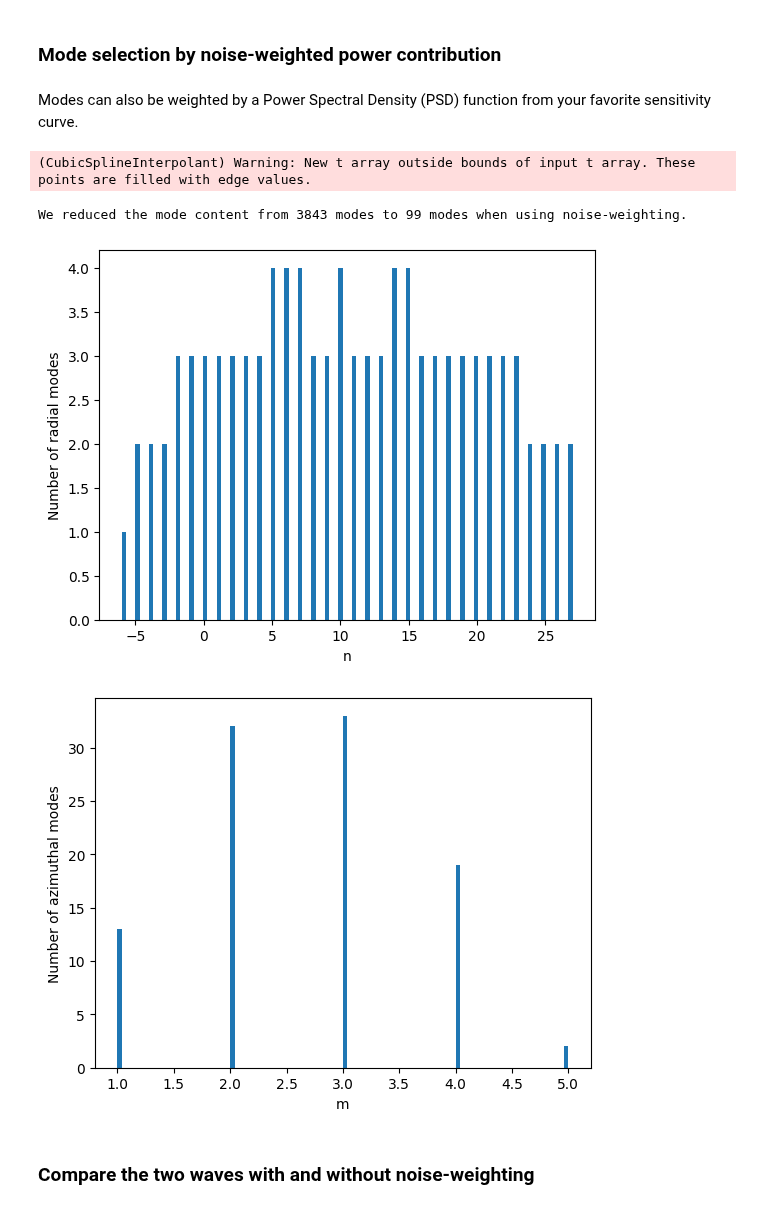
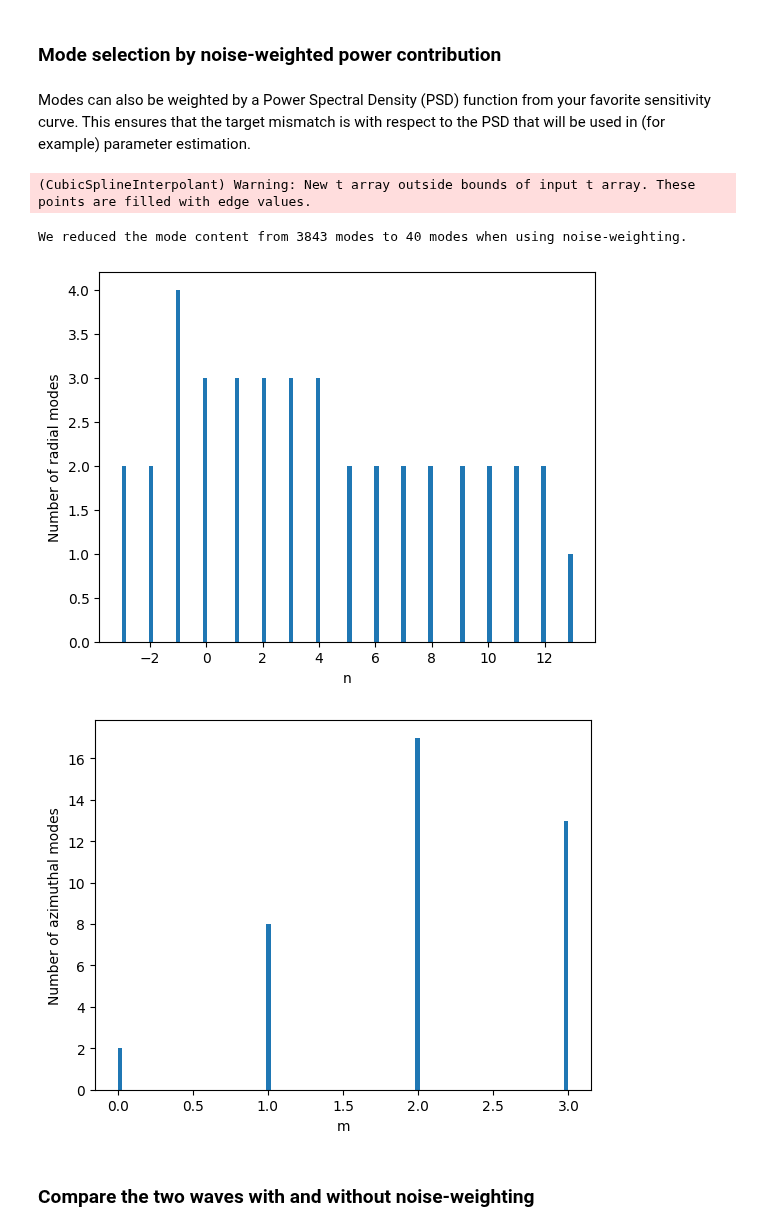
Before and after one commit to BlackHolePerturbationToolkit/FastEMRIWaveforms, a Jupyter notebook: examples/modeselect.ipynb, the cells around one changed output. Drawn from its saved outputs; the diff is of its cells as text; code cells hidden in the pictures.

Commit message:
update mode selector tutorial and make small tweak

```diff
--- a/examples/modeselect.ipynb
+++ b/examples/modeselect.ipynb
@@ -78,58 +89,75 @@ We reduced the mode content from 3843 modes to 43 modes.
 # %% [markdown]
 ### Mode selection by noise-weighted power contribution
 # %% [markdown]
-Modes can also be weighted by a Power Spectral Density (PSD) function from your favorite sensitivity curve.
+Modes can also be weighted by a Power Spectral Density (PSD) function from your favorite sensitivity curve. This ensures that the target mismatch is with respect to the PSD that will be used in (for example) parameter estimation.
 # %%
 from few.summation.interpolatedmodesum import CubicSplineInterpolant
 from few import get_file_manager
 
 # produce sensitivity function
-noise = np.genfromtxt(get_file_manager().get_file("LPA.txt"), names=True)
+noise = np.genfromtxt(get_file_manager().get_file("LPA.txt"), names=True)  # LISA PSD
 f, PSD = (
     np.asarray(noise["f"], dtype=np.float64),
     np.asarray(noise["ASD"], dtype=np.float64) ** 2,
 )
 
 sens_fn = CubicSplineInterpolant(f, PSD)
 
 # select modes with noise weighting
 
 # provide sensitivity function kwarg
 mode_selector_noise_weighted = ModeSelector(
-    amp.l_arr_no_mask, amp.m_arr_no_mask, amp.k_arr_no_mask, amp.n_arr_no_mask, sensitivity_fn=sens_fn
+    amp_module,
+    ylm_generator=ylm_gen,  # optional, this is the default choice
+    sensitivity_fn=sens_fn
 )
 
-mode_selection_threshold = 1e-2  # tolerance on mode contribution to total power
 
-fund_freq_args = (m1, m2, a, p, e, x, t)
+# we need the orbital frequencies when noise-weighting
+# these can be computed from the trajectory output efficiently
 
-modeinds = [amp.l_arr, amp.m_arr, amp.k_arr, amp.n_arr]
-(teuk_modes_in, ylms_in, ls, ms, ks, ns) = mode_selector_noise_weighted(
-    teuk_modes, ylms, modeinds, fund_freq_args=fund_freq_args, mode_selection_threshold=mode_selection_threshold
+freqs = traj.inspiral_generator.eval_integrator_derivative_spline(t, order=1)[:,3:6] / 2 / np.pi
+
+online_mode_selection_args = dict(
+    f_phi = freqs[:,0],
+    f_theta = freqs[:,1],
+    f_r = freqs[:,2],
+)
+
+(teuk_modes_r_nw, ylms_r_nw, ls_r_nw, ms_r_nw, ks_r_nw, ns_r_nw) = mode_selector_noise_weighted(
+    t,
+    a,
+    p,
+    e,
+    x,
+    theta,
+    phi,
+    online_mode_selection_args=online_mode_selection_args,
+    mode_selection_threshold=mode_selection_threshold  # this can also be provided to ModeSelector() on instantiation
 )
 
 print(
     "We reduced the mode content from {} modes to {} modes when using noise-weighting.".format(
-        teuk_modes.shape[1], teuk_modes_in.shape[1]
+        teuk_modes.shape[1], teuk_modes_r_nw.shape[1]
     )
 )
 # plot histogram of modes
 plt.figure()
-plt.hist(ns, bins=100, label="n")
+plt.hist(ns_r_nw, bins=100, label="n")
 plt.xlabel("n")
 plt.ylabel("Number of radial modes")
 plt.show()
 
 plt.figure()
-plt.hist(ms, bins=100, label="n")
+plt.hist(ms_r_nw, bins=100, label="n")
 plt.xlabel("m")
 plt.ylabel("Number of azimuthal modes")
 plt.show()
 # %% [output]
 (CubicSplineInterpolant) Warning: New t array outside bounds of input t array. These points are filled with edge values.
-We reduced the mode content from 3843 modes to 99 modes when using noise-weighting.
+We reduced the mode content from 3843 modes to 40 modes when using noise-weighting.
-[figure, old version]
+[figure, new version]
-[figure, old version]
+[figure, new version]
 # %% [markdown]
 ### Compare the two waves with and without noise-weighting
 # %%
```
Also changed, not shown: parts of 7 cells of this notebook, 2 other files.
